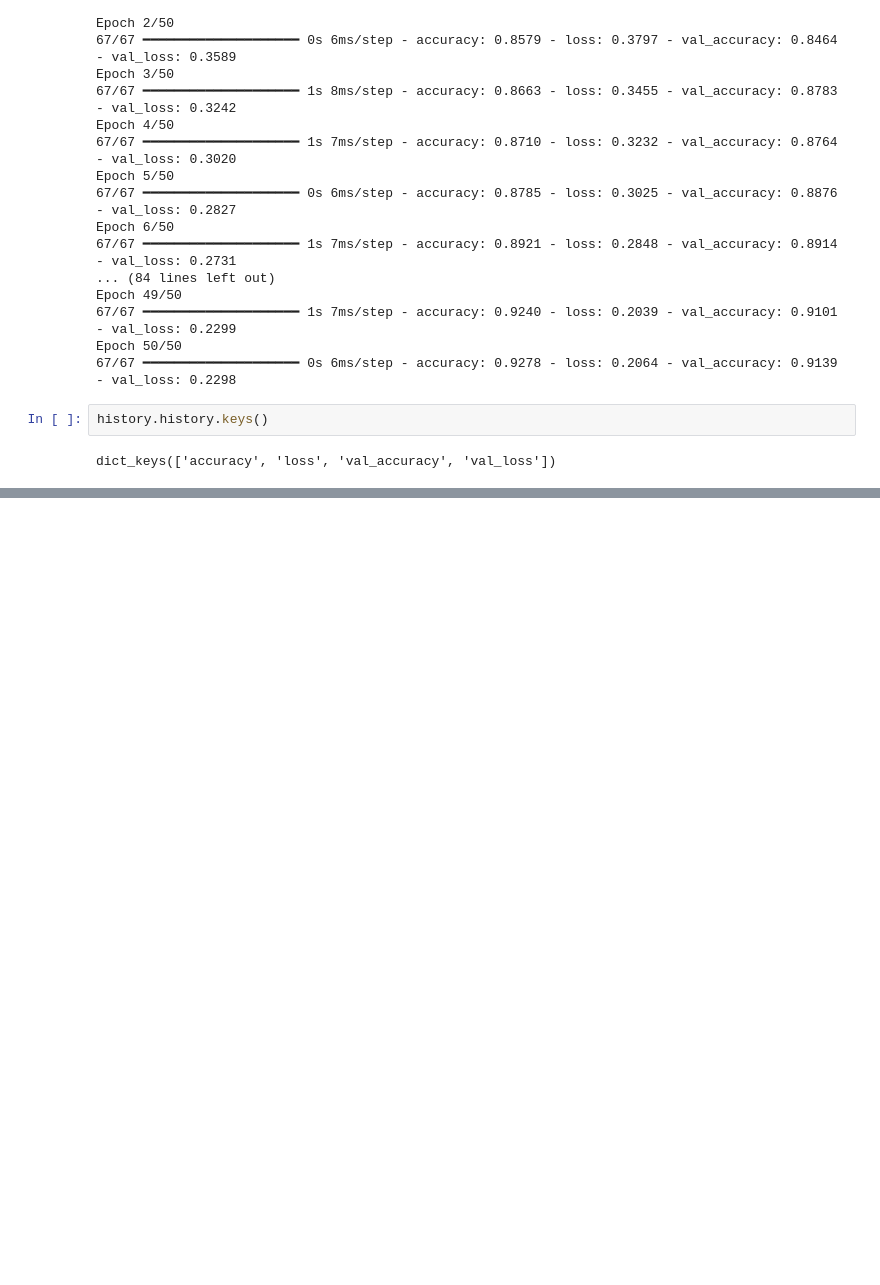
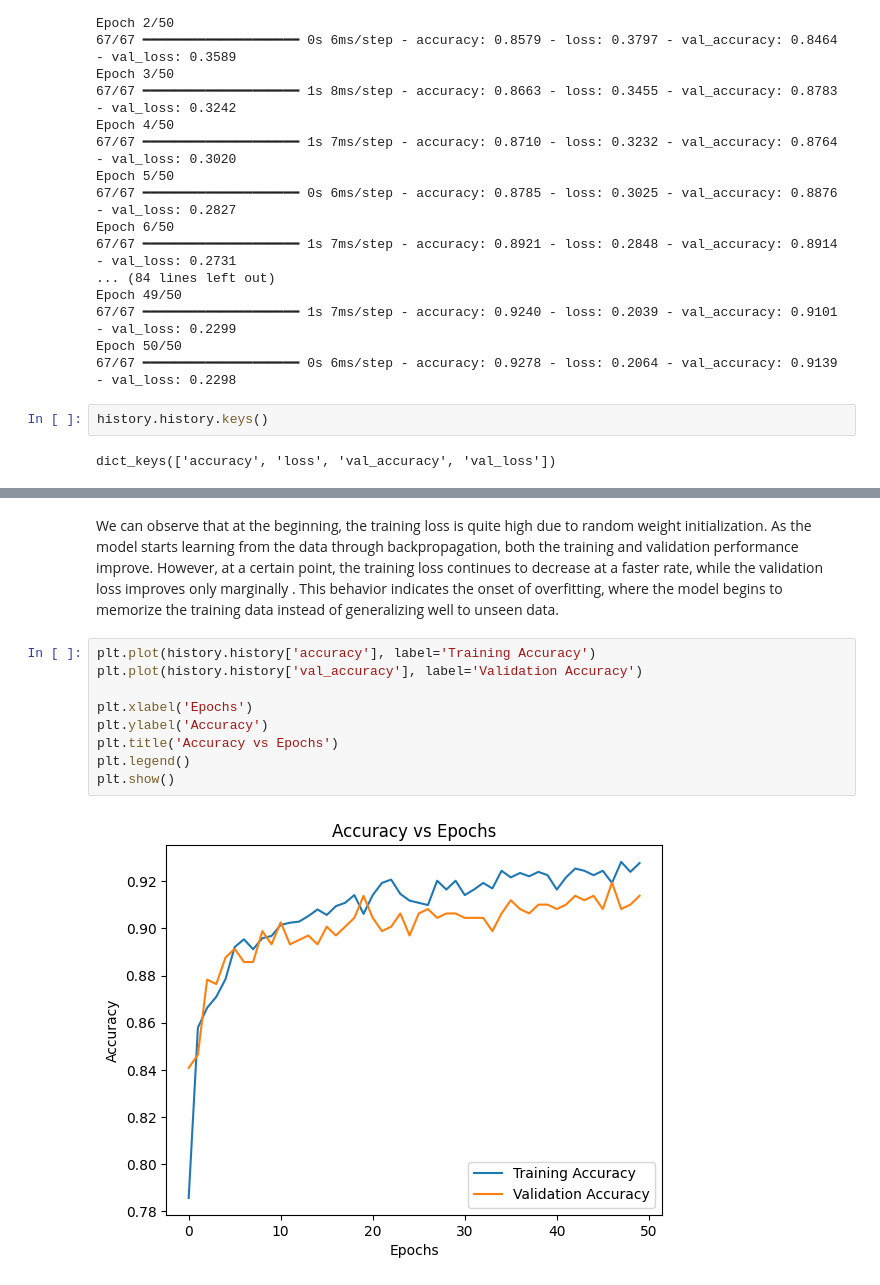
Before and after one commit to paras0583/neural_networks, a Jupyter notebook: notebook/nn.ipynb, the cells around one changed output, grey strips where cells are left out. Saved outputs shown, nothing was run; the diff lists cells and outputs as text; blank space fills up the shorter version.

```diff
--- a/notebook/nn.ipynb
+++ b/notebook/nn.ipynb
@@ -164,0 +181,13 @@ dict_keys(['accuracy', 'loss', 'val_accuracy', 'val_loss'])
+# %% [markdown]
+We can observe that at the beginning, the training loss is quite high due to random weight initialization. As the model starts learning from the data through backpropagation, both the training and validation performance improve. However, at a certain point, the training loss continues to decrease at a faster rate, while the validation loss improves only marginally . This behavior indicates the onset of overfitting, where the model begins to memorize the training data instead of generalizing well to unseen data.
+# %%
+plt.plot(history.history['accuracy'], label='Training Accuracy')
+plt.plot(history.history['val_accuracy'], label='Validation Accuracy')
+
+plt.xlabel('Epochs')
+plt.ylabel('Accuracy')
+plt.title('Accuracy vs Epochs')
+plt.legend()
+plt.show()
+# %% [output]
+[figure, added]
```
Also changed, not shown: parts of 6 cells of this notebook.
